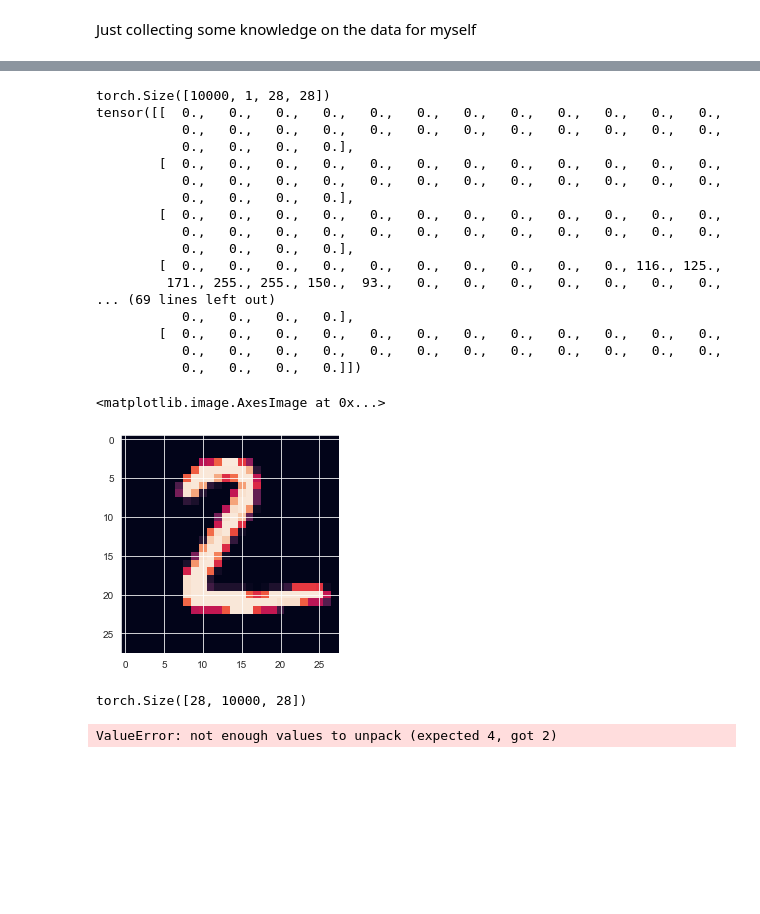
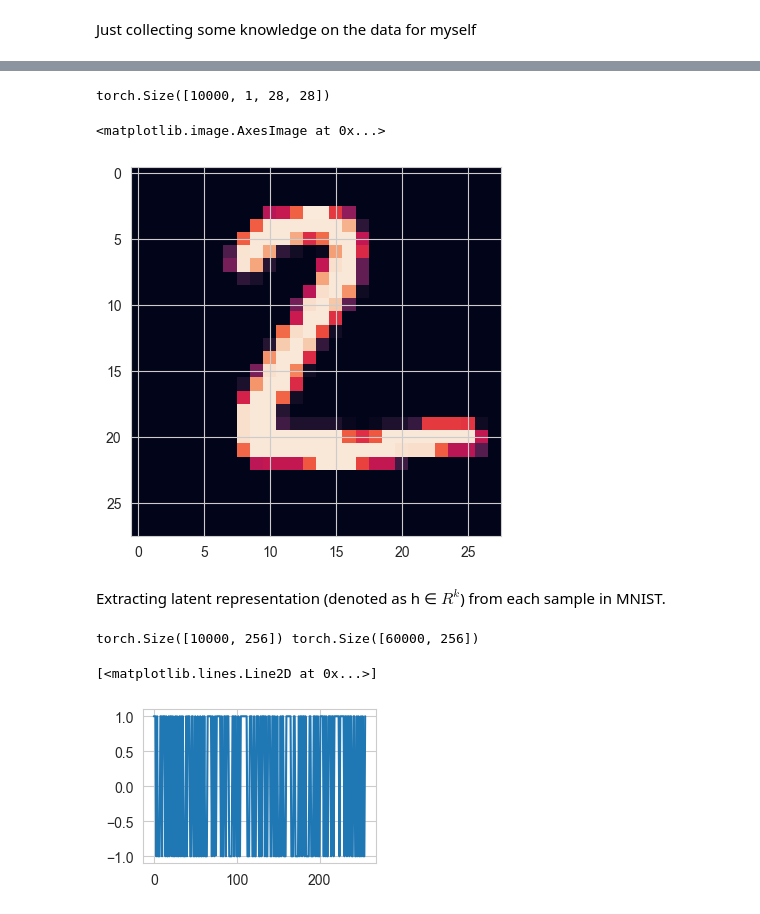
Before and after one commit to xdshiro/HW681, a Jupyter notebook: HW685/HW1/Tsvetkov_HM1_ECE685D_full.ipynb, the cells around one changed output, grey strips where cells are left out. Cells and saved outputs as stored; diff of their text form; code cells hidden in the pictures; blank space fills up the shorter version.

```diff
--- a/HW685/HW1/Tsvetkov_HM1_ECE685D_full.ipynb
+++ b/HW685/HW1/Tsvetkov_HM1_ECE685D_full.ipynb
@@ -360,35 +287,12 @@ def forward(self, x):
 
 		return self.dim_redu(x)
 # %%
-# import torchvision
-# X_test = torchvision.transforms.ToTensor()(np.array(x_test))
-A = torch.Tensor(x_test)[None].reshape(-1, 1, 28, 28)
-print(A.shape)
-print(A[1][0])
-plt.imshow(A[1][0])
+X_test_T = torch.Tensor(np.array(x_test))[None].reshape(-1, 1, 28, 28)
+print(X_test_T.shape)
+plt.imshow(X_test_T[1][0])
 # %% [output]
 torch.Size([10000, 1, 28, 28])
-tensor([[  0.,   0.,   0.,   0.,   0.,   0.,   0.,   0.,   0.,   0.,   0.,   0.,
-           0.,   0.,   0.,   0.,   0.,   0.,   0.,   0.,   0.,   0.,   0.,   0.,
-           0.,   0.,   0.,   0.],
-        [  0.,   0.,   0.,   0.,   0.,   0.,   0.,   0.,   0.,   0.,   0.,   0.,
-           0.,   0.,   0.,   0.,   0.,   0.,   0.,   0.,   0.,   0.,   0.,   0.,
-           0.,   0.,   0.,   0.],
-        [  0.,   0.,   0.,   0.,   0.,   0.,   0.,   0.,   0.,   0.,   0.,   0.,
-           0.,   0.,   0.,   0.,   0.,   0.,   0.,   0.,   0.,   0.,   0.,   0.,
-           0.,   0.,   0.,   0.],
-        [  0.,   0.,   0.,   0.,   0.,   0.,   0.,   0.,   0.,   0., 116., 125.,
-         171., 255., 255., 150.,  93.,   0.,   0.,   0.,   0.,   0.,   0.,   0.,
-... (69 lines left out)
-           0.,   0.,   0.,   0.],
-        [  0.,   0.,   0.,   0.,   0.,   0.,   0.,   0.,   0.,   0.,   0.,   0.,
-           0.,   0.,   0.,   0.,   0.,   0.,   0.,   0.,   0.,   0.,   0.,   0.,
-           0.,   0.,   0.,   0.]])
 <matplotlib.image.AxesImage at 0x...>
-[figure, old version]
+[figure, new version]
-# %%
-print(X_test.shape)
-feature_extr.forward(np.array(x_test[0]))
-# %% [output]
-torch.Size([28, 10000, 28])
-ValueError: not enough values to unpack (expected 4, got 2)
+# %% [markdown]
+Extracting latent representation (denoted as h ∈ $R^k$) from each sample in MNIST.
@@ -394,0 +303,8 @@ ValueError: not enough values to unpack (expected 4, got 2)
+# %%
+print(X_test.shape, X_train.shape)
+plt.figure(figsize=(3, 2))
+plt.plot(X_train[0].detach().numpy())
+# %% [output]
+torch.Size([10000, 256]) torch.Size([60000, 256])
+[<matplotlib.lines.Line2D at 0x...>]
+[figure, added]
```
Also changed, not shown: parts of 16 cells of this notebook.
